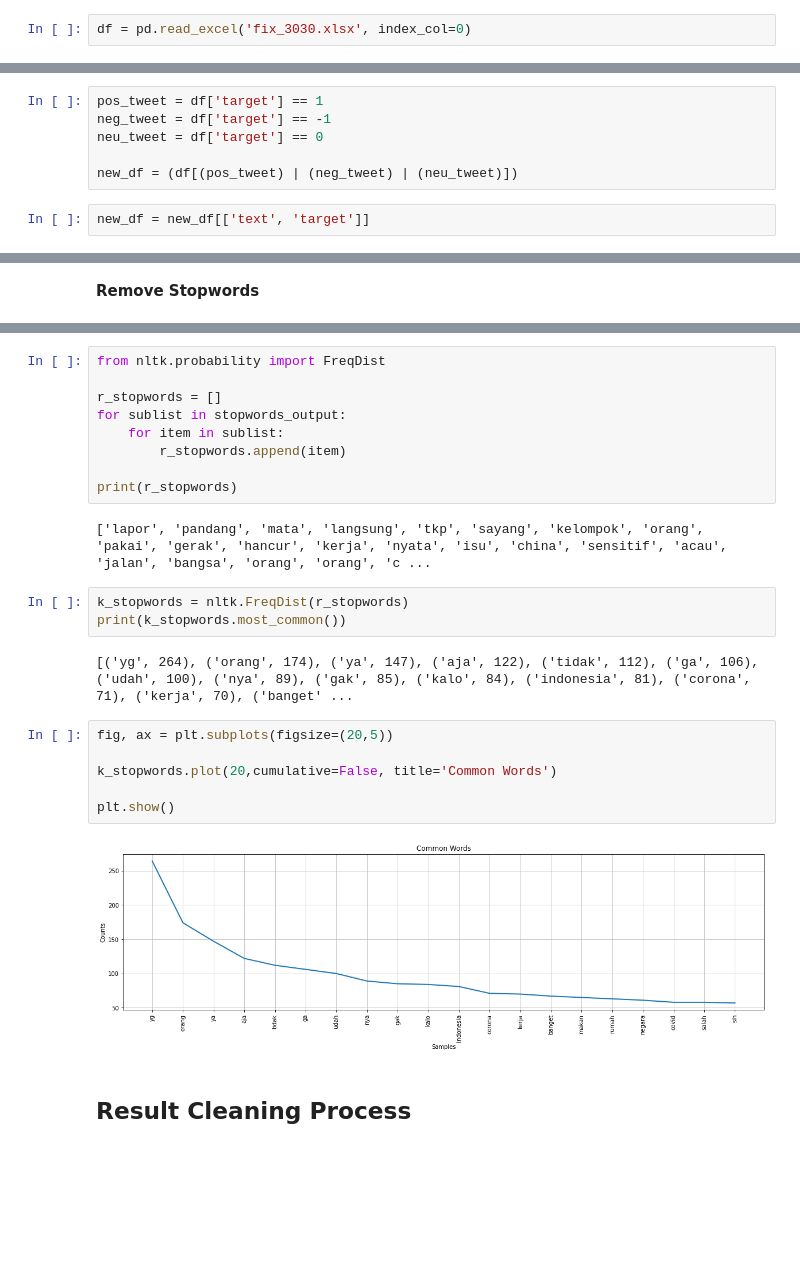
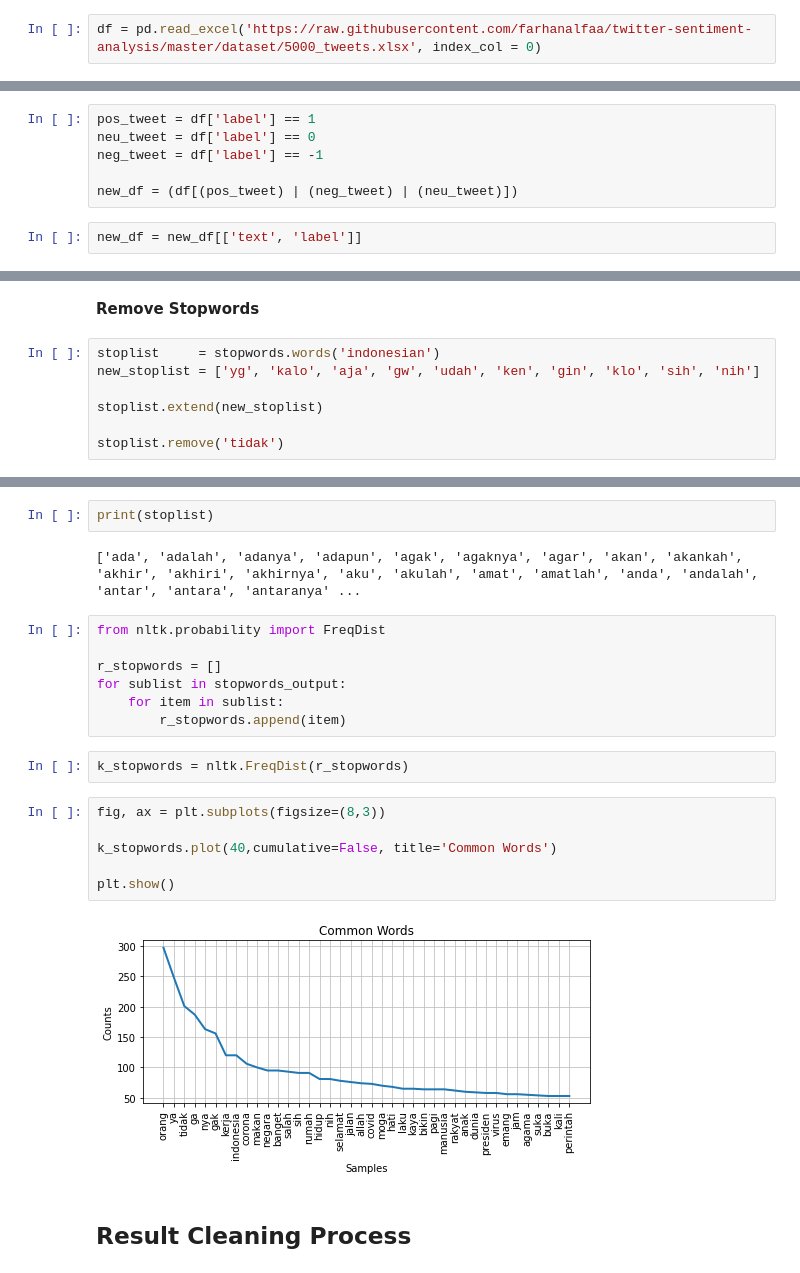
Before and after one commit to farhanalfaa/twitter-sentiment-analysis, a Jupyter notebook: program/[Part_2]_Exploratory_Data_Analysis.ipynb, the cells around one changed output, grey strips where cells are left out. Cells and saved outputs as stored; diff of their text form; blank space fills up the shorter version.

```diff
--- a/program/[Part_2]_Exploratory_Data_Analysis.ipynb
+++ b/program/[Part_2]_Exploratory_Data_Analysis.ipynb
@@ -34,7 +27,7 @@ stop = set(stopwords.words('indonesian'))
 # %% [markdown]
 #### **Load Dataset**
 # %%
-df = pd.read_excel('fix_3030.xlsx', index_col=0)
+df = pd.read_excel('https://raw.githubusercontent.com/farhanalfaa/twitter-sentiment-analysis/master/dataset/5000_tweets.xlsx', index_col = 0)
 # %%
 df.shape
 # %% [output]
@@ -53,11 +46,11 @@ df.head()
 # %%
-pos_tweet = df['target'] == 1
-neg_tweet = df['target'] == -1
-neu_tweet = df['target'] == 0
+pos_tweet = df['label'] == 1
+neu_tweet = df['label'] == 0
+neg_tweet = df['label'] == -1
 
 new_df = (df[(pos_tweet) | (neg_tweet) | (neu_tweet)])
 # %%
-new_df = new_df[['text', 'target']]
+new_df = new_df[['text', 'label']]
 # %%
 new_df.shape
 # %% [output]
@@ -237,3 +239,10 @@ plt.show()
 # %% [markdown]
 **Remove Stopwords**
+# %%
+stoplist     = stopwords.words('indonesian')
+new_stoplist = ['yg', 'kalo', 'aja', 'gw', 'udah', 'ken', 'gin', 'klo', 'sih', 'nih']
+
+stoplist.extend(new_stoplist)
+
+stoplist.remove('tidak')
 # %%
@@ -259,3 +266,7 @@ new_df.tail()
+# %%
+print(stoplist)
+# %% [output]
+['ada', 'adalah', 'adanya', 'adapun', 'agak', 'agaknya', 'agar', 'akan', 'akankah', 'akhir', 'akhiri', 'akhirnya', 'aku', 'akulah', 'amat', 'amatlah', 'anda', 'andalah', 'antar', 'antara', 'antaranya' ...
 # %%
 from nltk.probability import FreqDist
 
@@ -263,23 +274,16 @@ r_stopwords = []
 for sublist in stopwords_output:
     for item in sublist:
         r_stopwords.append(item)
-
-print(r_stopwords)
-# %% [output]
-['lapor', 'pandang', 'mata', 'langsung', 'tkp', 'sayang', 'kelompok', 'orang', 'pakai', 'gerak', 'hancur', 'kerja', 'nyata', 'isu', 'china', 'sensitif', 'acau', 'jalan', 'bangsa', 'orang', 'orang', 'c ...
 # %%
 k_stopwords = nltk.FreqDist(r_stopwords)
-print(k_stopwords.most_common())
-# %% [output]
-[('yg', 264), ('orang', 174), ('ya', 147), ('aja', 122), ('tidak', 112), ('ga', 106), ('udah', 100), ('nya', 89), ('gak', 85), ('kalo', 84), ('indonesia', 81), ('corona', 71), ('kerja', 70), ('banget' ...
 # %%
-fig, ax = plt.subplots(figsize=(20,5))
+fig, ax = plt.subplots(figsize=(8,3))
 
-k_stopwords.plot(20,cumulative=False, title='Common Words')
+k_stopwords.plot(40,cumulative=False, title='Common Words')
 
 plt.show()
 # %% [output]
-[figure, old version]
+[figure, new version]
 # %% [markdown]
 ## **Result Cleaning Process**
 # %%
```
Also changed, not shown: parts of 48 cells of this notebook.
